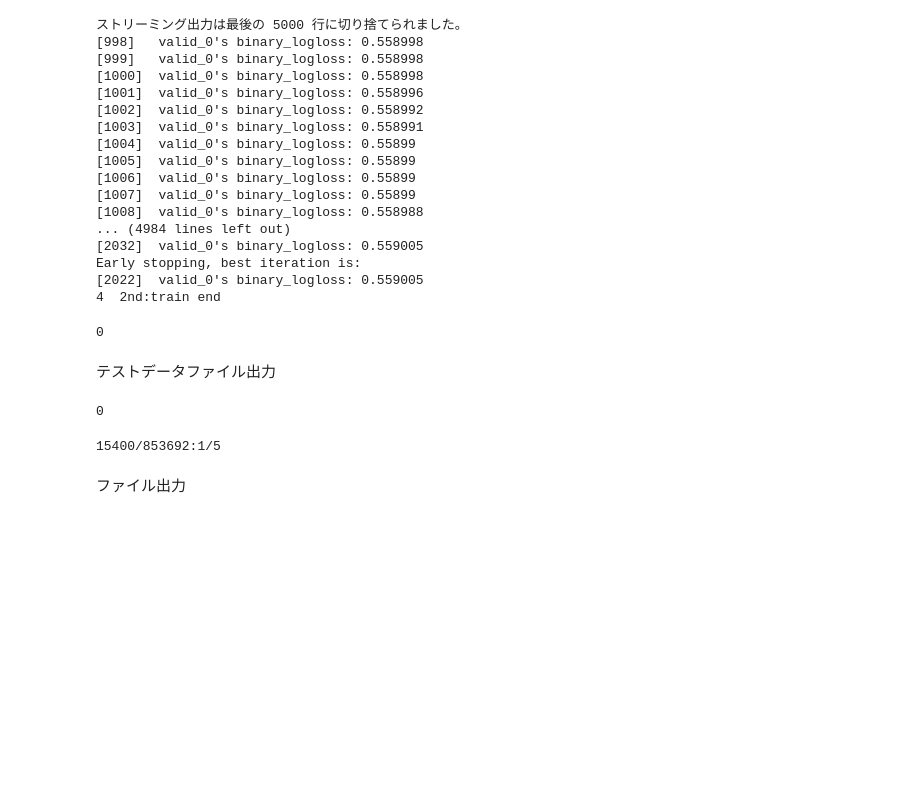
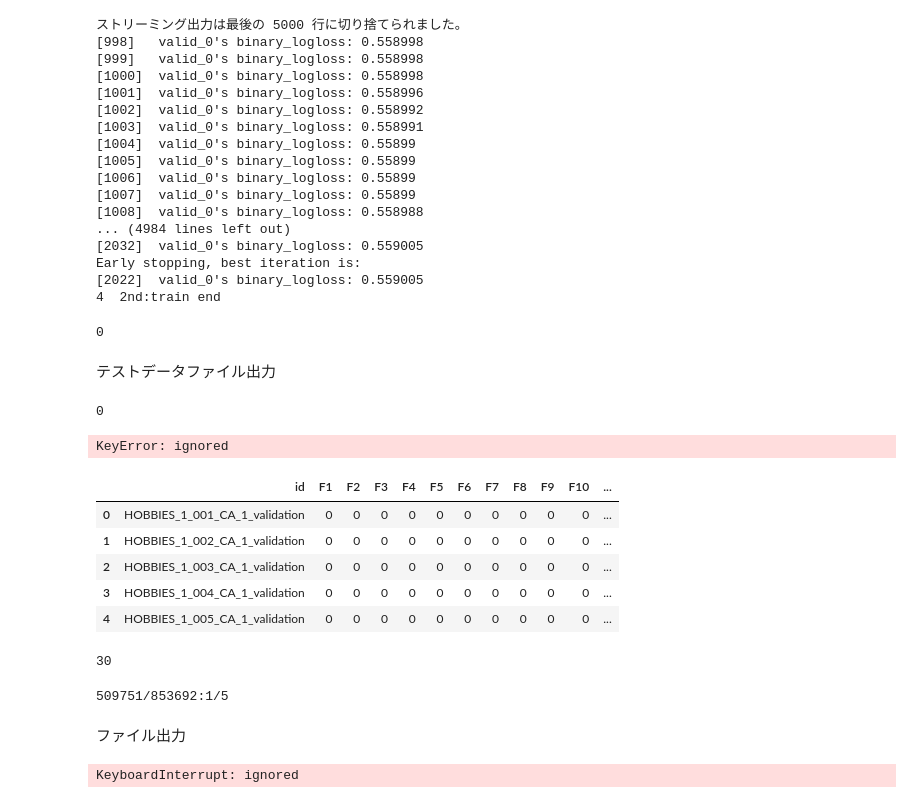
Before and after one commit to SKbaystars/M5_traindata2, a Jupyter notebook: M5_traindata2_v4.ipynb, the cells around one changed output. Cells and saved outputs as stored; diff of their text form; code cells hidden in the pictures; blank space fills up the shorter version.

```diff
--- a/M5_traindata2_v4.ipynb
+++ b/M5_traindata2_v4.ipynb
@@ -1999,6 +2033,28 @@ with open("/content/drive/My Drive/google_notebook/M5_traindata2/fs_num.txt", mo
     f.write(str(0))
 with open("/content/drive/My Drive/google_notebook/M5_traindata2/x_num.txt", mode='w') as f:
     f.write(str(1))
+# %%
+mda["HOBBIES_1_001_CA_1_evaluation"]
+# %% [output]
+KeyError: ignored
+# %%
+submi = pd.read_csv("/content/drive/My Drive/google_notebook/M5_traindata2/test_submission_x0" + str(1) + ".csv")
+submi.head()
+# %% [output]
+|  | id | F1 | F2 | F3 | F4 | F5 | F6 | F7 | F8 | F9 | F10 | ... |
+| 0 | HOBBIES_1_001_CA_1_validation | 0 | 0 | 0 | 0 | 0 | 0 | 0 | 0 | 0 | 0 | ... |
+| 1 | HOBBIES_1_002_CA_1_validation | 0 | 0 | 0 | 0 | 0 | 0 | 0 | 0 | 0 | 0 | ... |
+| 2 | HOBBIES_1_003_CA_1_validation | 0 | 0 | 0 | 0 | 0 | 0 | 0 | 0 | 0 | 0 | ... |
+| 3 | HOBBIES_1_004_CA_1_validation | 0 | 0 | 0 | 0 | 0 | 0 | 0 | 0 | 0 | 0 | ... |
+| 4 | HOBBIES_1_005_CA_1_validation | 0 | 0 | 0 | 0 | 0 | 0 | 0 | 0 | 0 | 0 | ... |
+# %%
+size_cols = {"wday": 'int8', "month": 'int8', "year": 'int8',"Religious": 'int8', "National": 'int8',
+             "Cultural": 'int8', "Sporting": 'int8', "snap": 'int8'}
+mda = pd.read_csv("/content/drive/My Drive/google_notebook/M5_traindata2/test2a_1st_final_0_x0" + str(1) + ".csv", dtype=size_cols)
+mda.columns.get_loc("xall_01")
+mda.columns.get_loc("final")
+# %% [output]
+30
 # %%
 size_cols = {"wday": 'int8', "month": 'int8', "year": 'int8',"Religious": 'int8', "National": 'int8',
              "Cultural": 'int8', "Sporting": 'int8', "snap": 'int8'}
@@ -2019,7 +2075,7 @@ while(True):
     cur_id = mda.iat[ii,0]
     cur_index_n = submi.index.get_loc(cur_id)
     cur_d = int(mda.iat[ii,10]) - 1941
-    submi.iat[cur_index_n, cur_d] = mda.iat[ii, 29]
+    submi.iat[cur_index_n, cur_d] = mda.iat[ii, 30]
 
     if (ii % 100 == 0):
       submi.to_csv("/content/drive/My Drive/google_notebook/M5_traindata2/test_submission_x0" + str(x_num) + ".csv", index=False)
@@ -2036,7 +2092,7 @@ while(True):
   with open("/content/drive/My Drive/google_notebook/M5_traindata2/x_num.txt", mode='w') as f:
         f.write(str(x_num + 1))
 # %% [output]
-15400/853692:1/5
+509751/853692:1/5
 # %% [markdown]
 ファイル出力
 # %%
@@ -2059,7 +2115,7 @@ for ii in range(start_ii, l_mda):
   cur_id = mda.iat[ii,0]
   cur_index_n = submi.index.get_loc(cur_id)
   cur_d = int(mda.iat[ii,10]) - 1941
-  submi.iat[cur_index_n, cur_d] = mda.iat[ii, 29]
+  submi.iat[cur_index_n, cur_d] = mda.iat[ii, 30]
 
   if (ii % 100 == 0):
     submi.to_csv("/content/drive/My Drive/google_notebook/M5_traindata2/final_submission.csv", index=False)
@@ -2069,3 +2125,5 @@ for ii in range(start_ii, l_mda):
 
 
 submi.to_csv("/content/drive/My Drive/google_notebook/M5_traindata2/final_submission.csv", index=False)
+# %% [output]
+KeyboardInterrupt: ignored
```
Also changed, not shown: parts of 3 cells of this notebook.
